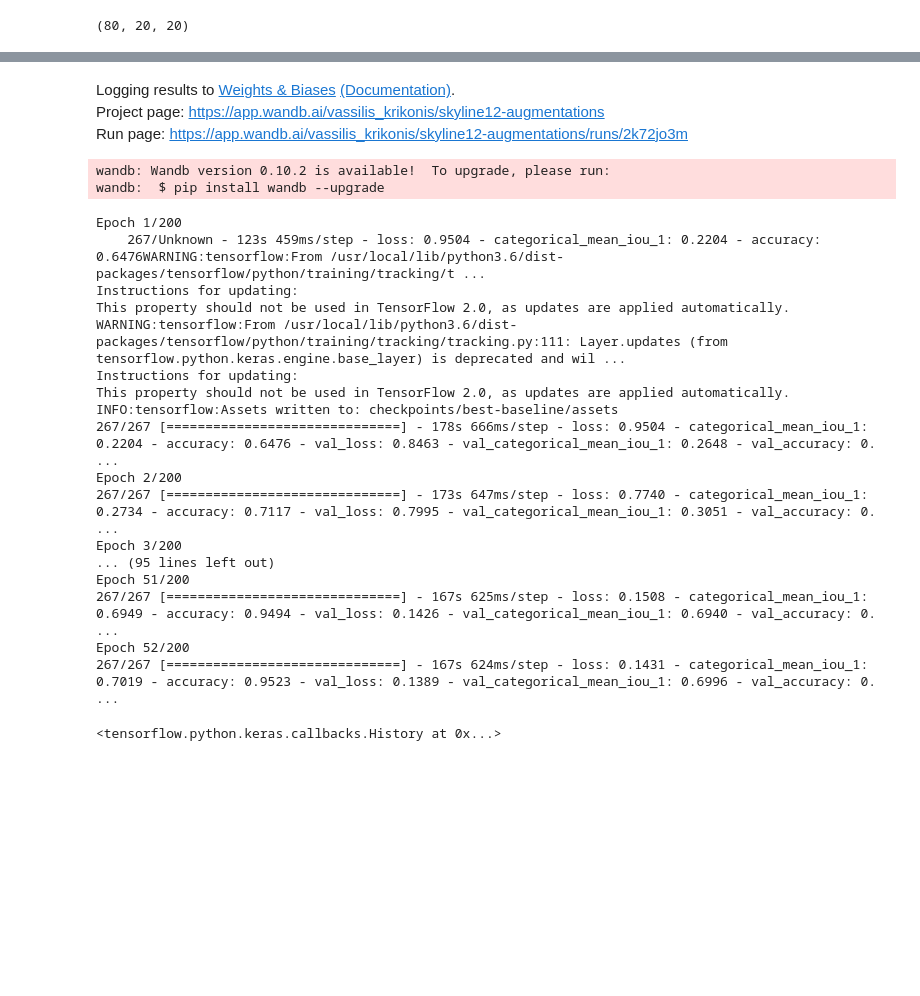
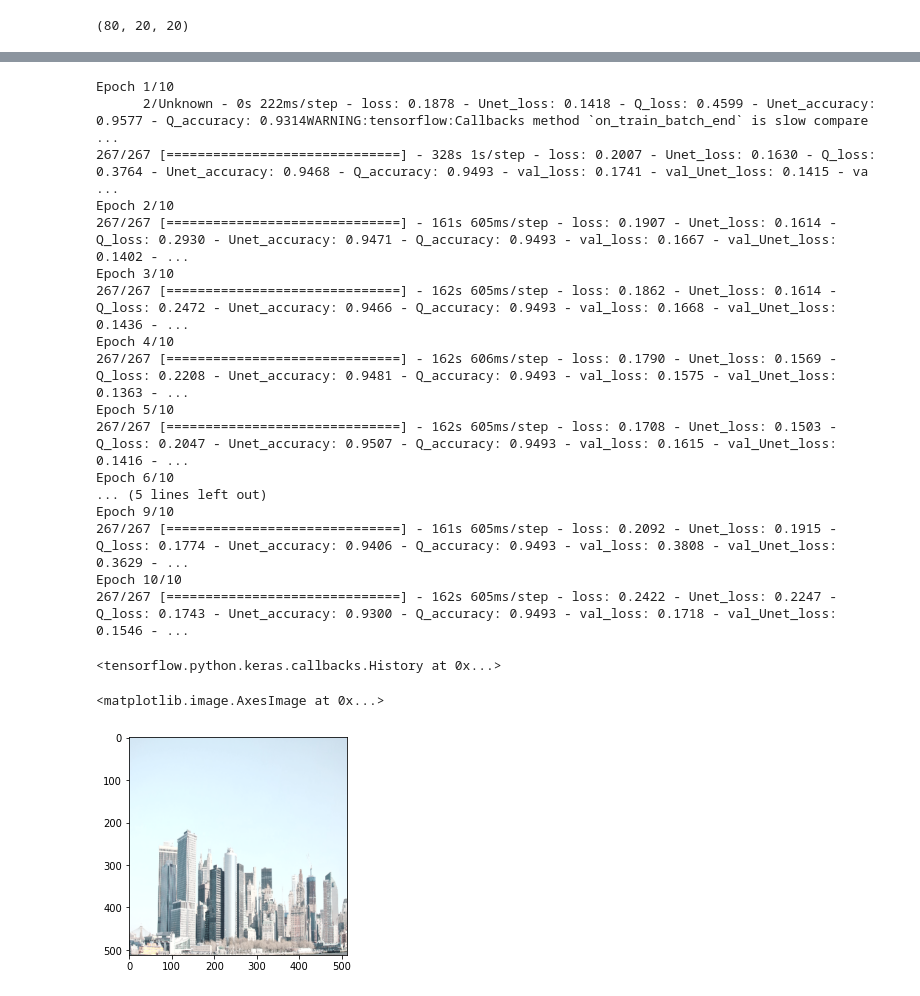
Before and after one commit to vassiliskrikonis/improving-segmentation-with-evidence-transfer, a Jupyter notebook: Evidence Transfer example.ipynb, the cells around one changed output, grey strips where cells are left out. Saved outputs shown, nothing was run; the diff lists cells and outputs as text; code cells hidden in the pictures; blank space fills up the shorter version.

Commit message:
wip: try out evidence transfer

```diff
--- a/Evidence Transfer example.ipynb
+++ b/Evidence Transfer example.ipynb
@@ -58,7 +111,7 @@ unet.load_weights('checkpoints/baseline-weights.h5')
 # %%
 import wandb
 from wandb.keras import WandbCallback
-from callbacks import WandbLogPredictions
+from callbacks import WandbLogEvidencePredictions
 
 early_stopper = tf.keras.callbacks.EarlyStopping(patience=5, restore_best_weights=True)
 class_labels = {
@@ -69,42 +122,36 @@ class_labels = {
     4: 'Skyscrapers',
 }
 data_to_log = next(iter(validation_ds.batch(20)))
-log_predictions = WandbLogPredictions(data_to_log, class_labels)
+log_predictions = WandbLogEvidencePredictions(data_to_log, class_labels)
+
+# wandb.init(project="skyline12-evidence", tags=[])
 AUTOTUNE = tf.data.experimental.AUTOTUNE
-
-wandb.init(project="skyline12-augmentations", tags=['baseline'])
-unet.fit(
-    train_ds.batch(3).cache('temp/ds_cache/').prefetch(AUTOTUNE),
-    epochs=200,
-    validation_data=validation_ds.batch(3).cache('temp/ds_cache/').prefetch(AUTOTUNE),
+evid_model.fit(
+    train_ds.batch(3).cache('temp/').prefetch(AUTOTUNE),
+    epochs=10,
+    validation_data=validation_ds.batch(3).cache('temp/').prefetch(AUTOTUNE),
     callbacks=[
         early_stopper,
-        WandbCallback(),
-        log_predictions,
-        tf.keras.callbacks.ModelCheckpoint('checkpoints/best-baseline', save_best_only=True, save_weights_only=True)
+#         WandbCallback(),
+#         log_predictions
     ]
 )
 # %% [output]
-Logging results to Weights & Biases (Documentation).
-Project page: https://app.wandb.ai/vassilis_krikonis/skyline12-augmentations
-Run page: https://app.wandb.ai/vassilis_krikonis/skyline12-augmentations/runs/2k72jo3m
-wandb: Wandb version 0.10.2 is available!  To upgrade, please run:
-wandb:  $ pip install wandb --upgrade
+Epoch 1/10
+      2/Unknown - 0s 222ms/step - loss: 0.1878 - Unet_loss: 0.1418 - Q_loss: 0.4599 - Unet_accuracy: 0.9577 - Q_accuracy: 0.9314WARNING:tensorflow:Callbacks method `on_train_batch_end` is slow compare ...
+267/267 [==============================] - 328s 1s/step - loss: 0.2007 - Unet_loss: 0.1630 - Q_loss: 0.3764 - Unet_accuracy: 0.9468 - Q_accuracy: 0.9493 - val_loss: 0.1741 - val_Unet_loss: 0.1415 - va ...
+Epoch 2/10
+267/267 [==============================] - 161s 605ms/step - loss: 0.1907 - Unet_loss: 0.1614 - Q_loss: 0.2930 - Unet_accuracy: 0.9471 - Q_accuracy: 0.9493 - val_loss: 0.1667 - val_Unet_loss: 0.1402 - ...
+Epoch 3/10
+267/267 [==============================] - 162s 605ms/step - loss: 0.1862 - Unet_loss: 0.1614 - Q_loss: 0.2472 - Unet_accuracy: 0.9466 - Q_accuracy: 0.9493 - val_loss: 0.1668 - val_Unet_loss: 0.1436 - ...
+Epoch 4/10
+267/267 [==============================] - 162s 606ms/step - loss: 0.1790 - Unet_loss: 0.1569 - Q_loss: 0.2208 - Unet_accuracy: 0.9481 - Q_accuracy: 0.9493 - val_loss: 0.1575 - val_Unet_loss: 0.1363 - ...
+Epoch 5/10
+267/267 [==============================] - 162s 605ms/step - loss: 0.1708 - Unet_loss: 0.1503 - Q_loss: 0.2047 - Unet_accuracy: 0.9507 - Q_accuracy: 0.9493 - val_loss: 0.1615 - val_Unet_loss: 0.1416 - ...
+Epoch 6/10
+... (5 lines left out)
+Epoch 9/10
+267/267 [==============================] - 161s 605ms/step - loss: 0.2092 - Unet_loss: 0.1915 - Q_loss: 0.1774 - Unet_accuracy: 0.9406 - Q_accuracy: 0.9493 - val_loss: 0.3808 - val_Unet_loss: 0.3629 - ...
+Epoch 10/10
+267/267 [==============================] - 162s 605ms/step - loss: 0.2422 - Unet_loss: 0.2247 - Q_loss: 0.1743 - Unet_accuracy: 0.9300 - Q_accuracy: 0.9493 - val_loss: 0.1718 - val_Unet_loss: 0.1546 - ...
-Epoch 1/200
-    267/Unknown - 123s 459ms/step - loss: 0.9504 - categorical_mean_iou_1: 0.2204 - accuracy: 0.6476WARNING:tensorflow:From /usr/local/lib/python3.6/dist-packages/tensorflow/python/training/tracking/t ...
-Instructions for updating:
-This property should not be used in TensorFlow 2.0, as updates are applied automatically.
-WARNING:tensorflow:From /usr/local/lib/python3.6/dist-packages/tensorflow/python/training/tracking/tracking.py:111: Layer.updates (from tensorflow.python.keras.engine.base_layer) is deprecated and wil ...
-Instructions for updating:
-This property should not be used in TensorFlow 2.0, as updates are applied automatically.
-INFO:tensorflow:Assets written to: checkpoints/best-baseline/assets
-267/267 [==============================] - 178s 666ms/step - loss: 0.9504 - categorical_mean_iou_1: 0.2204 - accuracy: 0.6476 - val_loss: 0.8463 - val_categorical_mean_iou_1: 0.2648 - val_accuracy: 0. ...
-Epoch 2/200
-267/267 [==============================] - 173s 647ms/step - loss: 0.7740 - categorical_mean_iou_1: 0.2734 - accuracy: 0.7117 - val_loss: 0.7995 - val_categorical_mean_iou_1: 0.3051 - val_accuracy: 0. ...
-Epoch 3/200
-... (95 lines left out)
-Epoch 51/200
-267/267 [==============================] - 167s 625ms/step - loss: 0.1508 - categorical_mean_iou_1: 0.6949 - accuracy: 0.9494 - val_loss: 0.1426 - val_categorical_mean_iou_1: 0.6940 - val_accuracy: 0. ...
-Epoch 52/200
-267/267 [==============================] - 167s 624ms/step - loss: 0.1431 - categorical_mean_iou_1: 0.7019 - accuracy: 0.9523 - val_loss: 0.1389 - val_categorical_mean_iou_1: 0.6996 - val_accuracy: 0. ...
+<tensorflow.python.keras.callbacks.History at 0x...>
-<tensorflow.python.keras.callbacks.History at 0x...>
@@ -112,0 +162,6 @@ unet.load_weights('checkpoints/baseline-weights.h5')
+# %%
+import matplotlib.pyplot as plt
+plt.imshow(foo_x[0])
+# %% [output]
+<matplotlib.image.AxesImage at 0x...>
+[figure, added]
```
Also changed, not shown: parts of 13 cells of this notebook, 1 other file.
